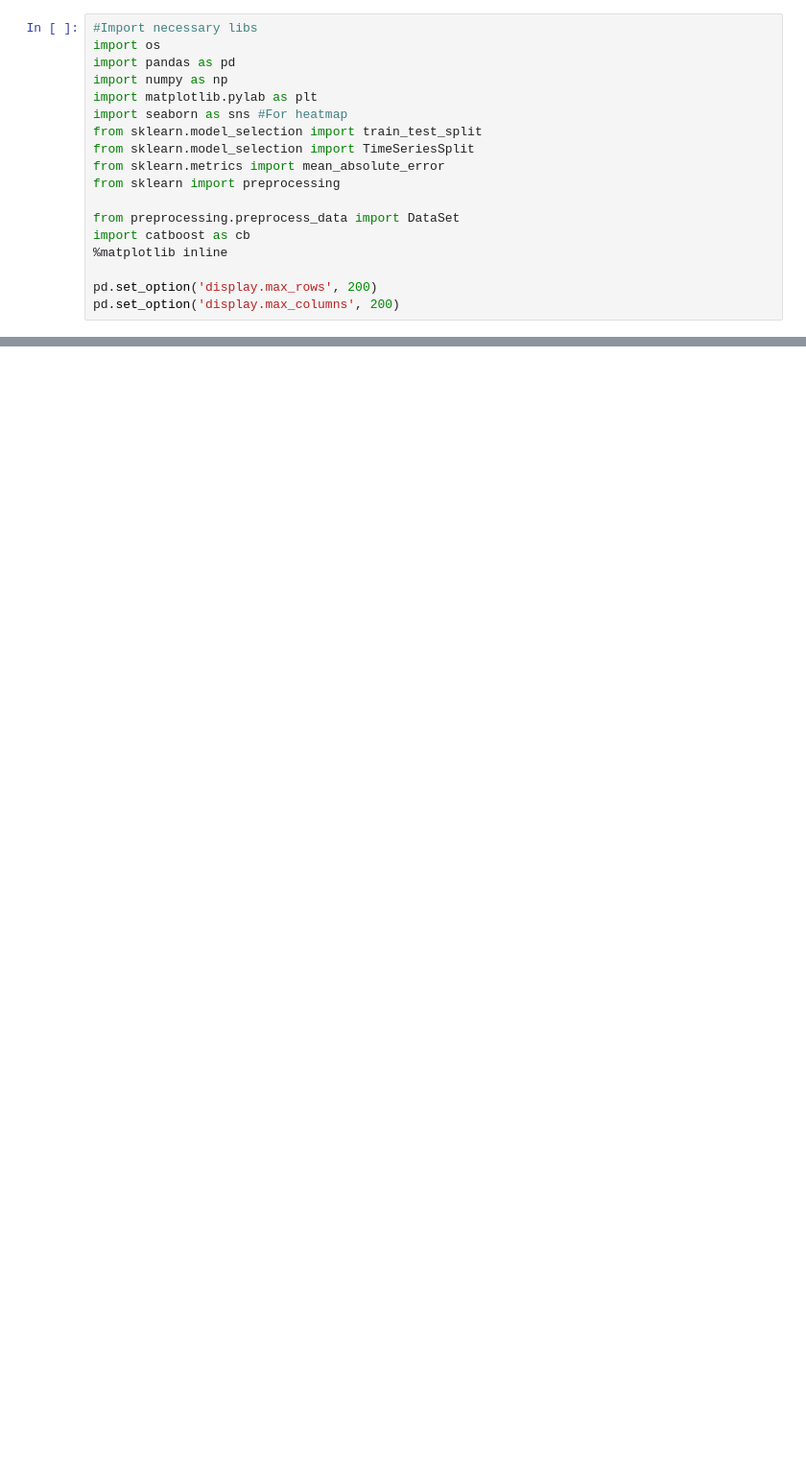
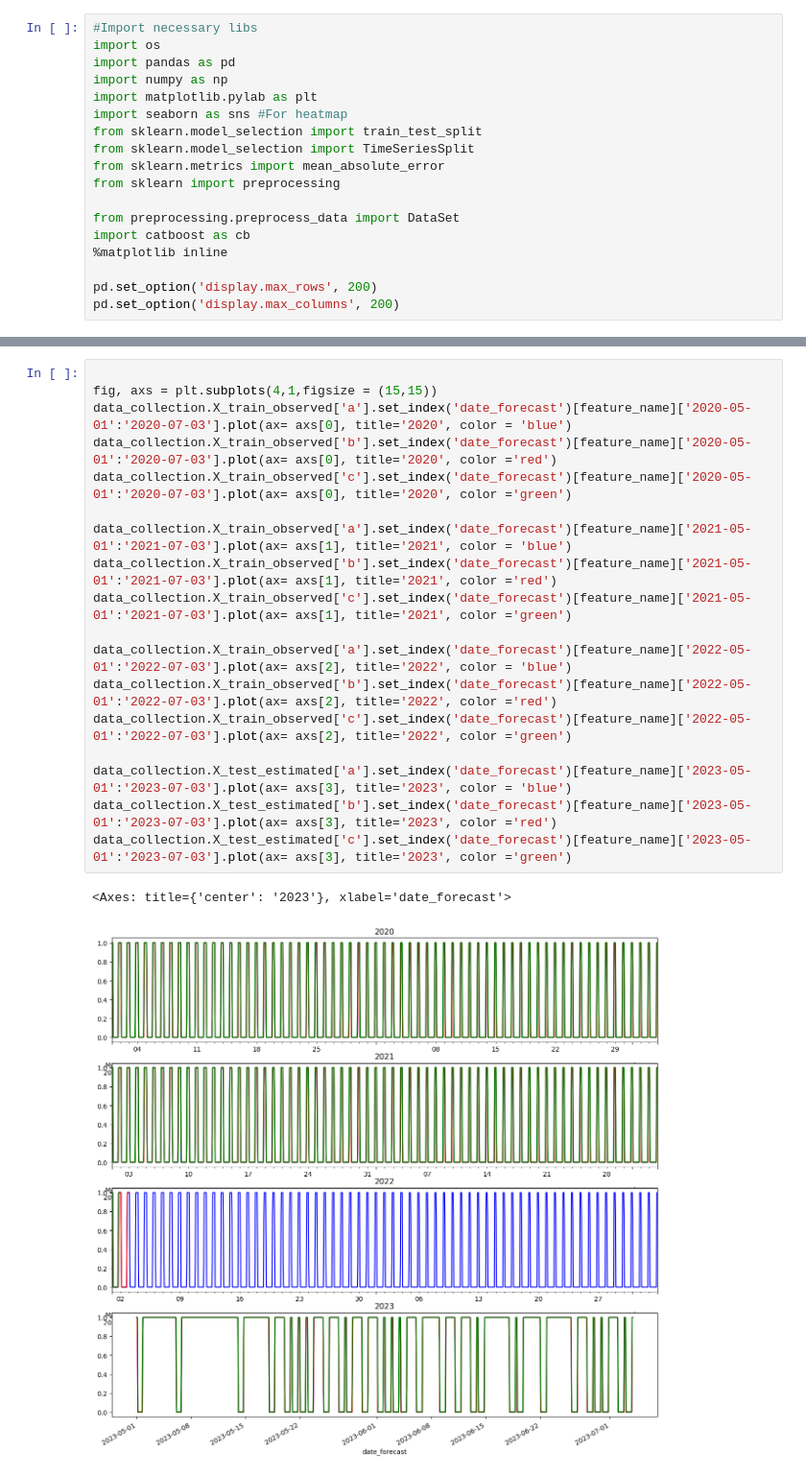
Before and after one commit to Bergschtein/Solar-Energy-Prediction, a Jupyter notebook: distributional_diff.ipynb, the cells around one changed output, grey strips where cells are left out. Shown at 96% size. Cells and saved outputs as stored; diff of their text form; blank space fills up the shorter version.

```diff
--- a/distributional_diff.ipynb
+++ b/distributional_diff.ipynb
@@ -80,0 +137,21 @@ data_collection.X_test_estimated['c'][feature_name].plot(ax=axs[2], title='X tes
+# %%
+
+fig, axs = plt.subplots(4,1,figsize = (15,15))
+data_collection.X_train_observed['a'].set_index('date_forecast')[feature_name]['2020-05-01':'2020-07-03'].plot(ax= axs[0], title='2020', color = 'blue')
+data_collection.X_train_observed['b'].set_index('date_forecast')[feature_name]['2020-05-01':'2020-07-03'].plot(ax= axs[0], title='2020', color ='red')
+data_collection.X_train_observed['c'].set_index('date_forecast')[feature_name]['2020-05-01':'2020-07-03'].plot(ax= axs[0], title='2020', color ='green')
+
+data_collection.X_train_observed['a'].set_index('date_forecast')[feature_name]['2021-05-01':'2021-07-03'].plot(ax= axs[1], title='2021', color = 'blue')
+data_collection.X_train_observed['b'].set_index('date_forecast')[feature_name]['2021-05-01':'2021-07-03'].plot(ax= axs[1], title='2021', color ='red')
+data_collection.X_train_observed['c'].set_index('date_forecast')[feature_name]['2021-05-01':'2021-07-03'].plot(ax= axs[1], title='2021', color ='green')
+
+data_collection.X_train_observed['a'].set_index('date_forecast')[feature_name]['2022-05-01':'2022-07-03'].plot(ax= axs[2], title='2022', color = 'blue')
+data_collection.X_train_observed['b'].set_index('date_forecast')[feature_name]['2022-05-01':'2022-07-03'].plot(ax= axs[2], title='2022', color ='red')
+data_collection.X_train_observed['c'].set_index('date_forecast')[feature_name]['2022-05-01':'2022-07-03'].plot(ax= axs[2], title='2022', color ='green')
+
+data_collection.X_test_estimated['a'].set_index('date_forecast')[feature_name]['2023-05-01':'2023-07-03'].plot(ax= axs[3], title='2023', color = 'blue')
+data_collection.X_test_estimated['b'].set_index('date_forecast')[feature_name]['2023-05-01':'2023-07-03'].plot(ax= axs[3], title='2023', color ='red')
+data_collection.X_test_estimated['c'].set_index('date_forecast')[feature_name]['2023-05-01':'2023-07-03'].plot(ax= axs[3], title='2023', color ='green')
+# %% [output]
+<Axes: title={'center': '2023'}, xlabel='date_forecast'>
+[figure, added]
```
Also changed, not shown: parts of 15 cells of this notebook, 8 other files.
